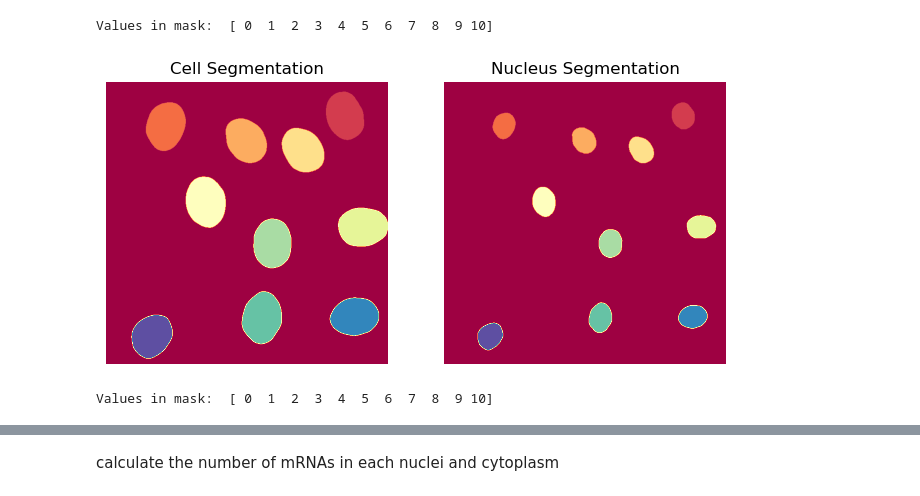
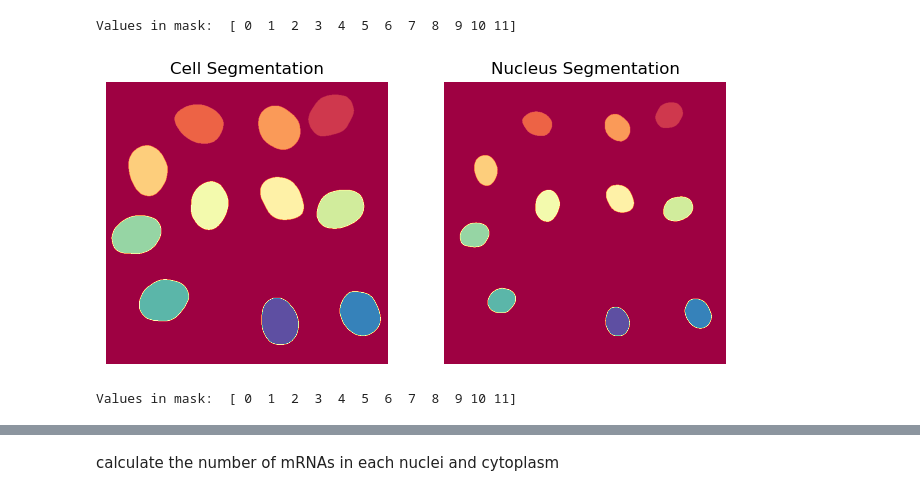
Before and after one commit to Munsky/UQbio2024_Team3, a Jupyter notebook: Codes/functions_integrated.ipynb, the cells around one changed output, grey strips where cells are left out. Saved outputs shown, nothing was run; the diff lists cells and outputs as text; code cells hidden in the pictures.

```diff
--- a/Codes/functions_integrated.ipynb
+++ b/Codes/functions_integrated.ipynb
@@ -22,38 +22,37 @@ from scipy import ndimage as ndi
 # %%
 # Loading data
 
-figName = '../Drug8_1000nM/rep1_FOV2.tif'
+figName = '../Drug9_1000nM/rep2_FOV3.tif'
 img = imread(str(figName))
 # %%
 from cellpose import models, plot
 
 img_cyto_max = np.max(img[:, :, :, 1], axis = 0)
 model1 = models.Cellpose(gpu = False, model_type = 'cyto')
 
 # Apply the model to your image
 masks_cyto, flows, styles, diams = model1.eval(img_cyto_max, diameter=None, channels=[0,0])
 # Plotting each one of the 3 colors independently
 fig, ax = plt.subplots(1, 2, figsize=(8, 8))
 ax[0].imshow(masks_cyto,cmap='Spectral')
 ax[0].axis('off')
 ax[0].set_title('Cell Segmentation')
-print('Values in mask: ', np.unique (masks_cyto))
 
 img_nuc = img[0, :, :, 0]
-model2 = models.Cellpose(gpu = False, model_type = 'nuclei')
+model2 = models.Cellpose(gpu = False, model_type = 'cyto')
 
 # Apply the model to your image
-masks_nuc, flows, styles, diams = model2.eval(img_nuc, diameter=None, channels=[0,0])
+masks_nuc, flows, styles, diams = model2.eval(img_nuc, diameter=50, channels=[0,0])
 # Plotting each one of the 3 colors independently
 ax[1].imshow(masks_nuc,cmap='Spectral')
 ax[1].axis('off')
 ax[1].set_title('Nucleus Segmentation')
 plt.show()
 print('Values in mask: ', np.unique (masks_nuc))
 # %% [output]
-Values in mask:  [ 0  1  2  3  4  5  6  7  8  9 10]
+Values in mask:  [ 0  1  2  3  4  5  6  7  8  9 10 11]
-[figure, old version]
+[figure, new version]
-Values in mask:  [ 0  1  2  3  4  5  6  7  8  9 10]
+Values in mask:  [ 0  1  2  3  4  5  6  7  8  9 10 11]
 # %%
 # Make sure that one cell has the same id in both masks
 # Get the unique labels in the cell and nucleus masks
```
Also changed, not shown: parts of 4 cells of this notebook.
